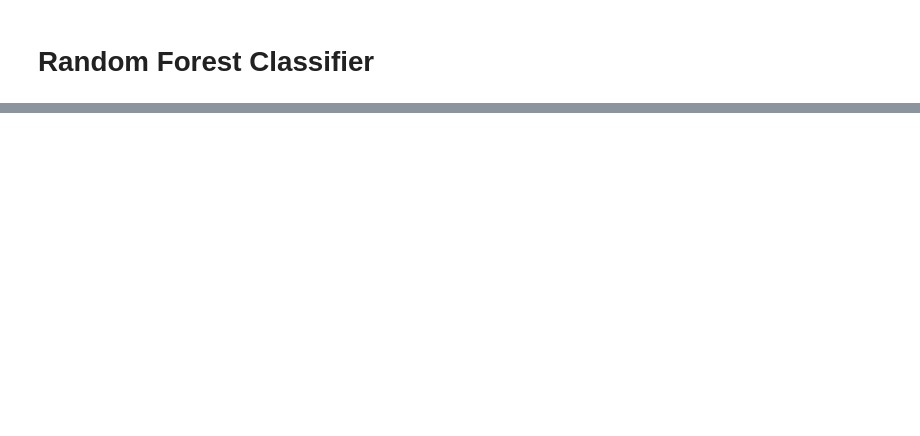
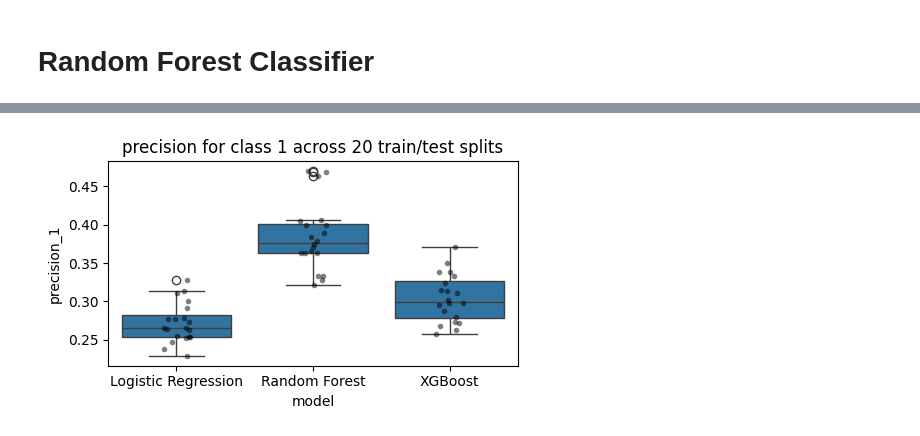
Before and after one commit to nayuAlv/Arabica_coffee_quality, a Jupyter notebook: notebooks/coffee_data_train.ipynb, the cells around one changed output, grey strips where cells are left out. Saved outputs shown, nothing was run; the diff lists cells and outputs as text; code cells hidden in the pictures; blank space fills up the shorter version.

```diff
--- a/notebooks/coffee_data_train.ipynb
+++ b/notebooks/coffee_data_train.ipynb
@@ -261,0 +235,6 @@ Below Specialty (1)      0.377     0.639     0.474        36
+# %%
+seeds = range(20)
+all_rows = [row for s in seeds for row in evaluate_at_seed(s, X, y, preprocessor)]
+results_df = pd.DataFrame(all_rows)
+summary = results_df.groupby("model")[["precision_1", "recall_1", "f1_1", "macro_f1"]].agg(["mean", "std"])
+print(summary)
@@ -261,0 +259,10 @@ Below Specialty (1)      0.377     0.639     0.474        36
+# %%
+
+plt.figure(figsize=(5, 3))
+sns.boxplot(data=results_df, x="model", y="precision_1")
+sns.stripplot(data=results_df, x="model", y="precision_1", color="black", alpha=0.5, size=4)
+plt.title("precision for class 1 across 20 train/test splits")
+plt.tight_layout()
+plt.show()
+# %% [output]
+[figure, added]
```
Also changed, not shown: parts of 27 cells of this notebook, 4 other files.
